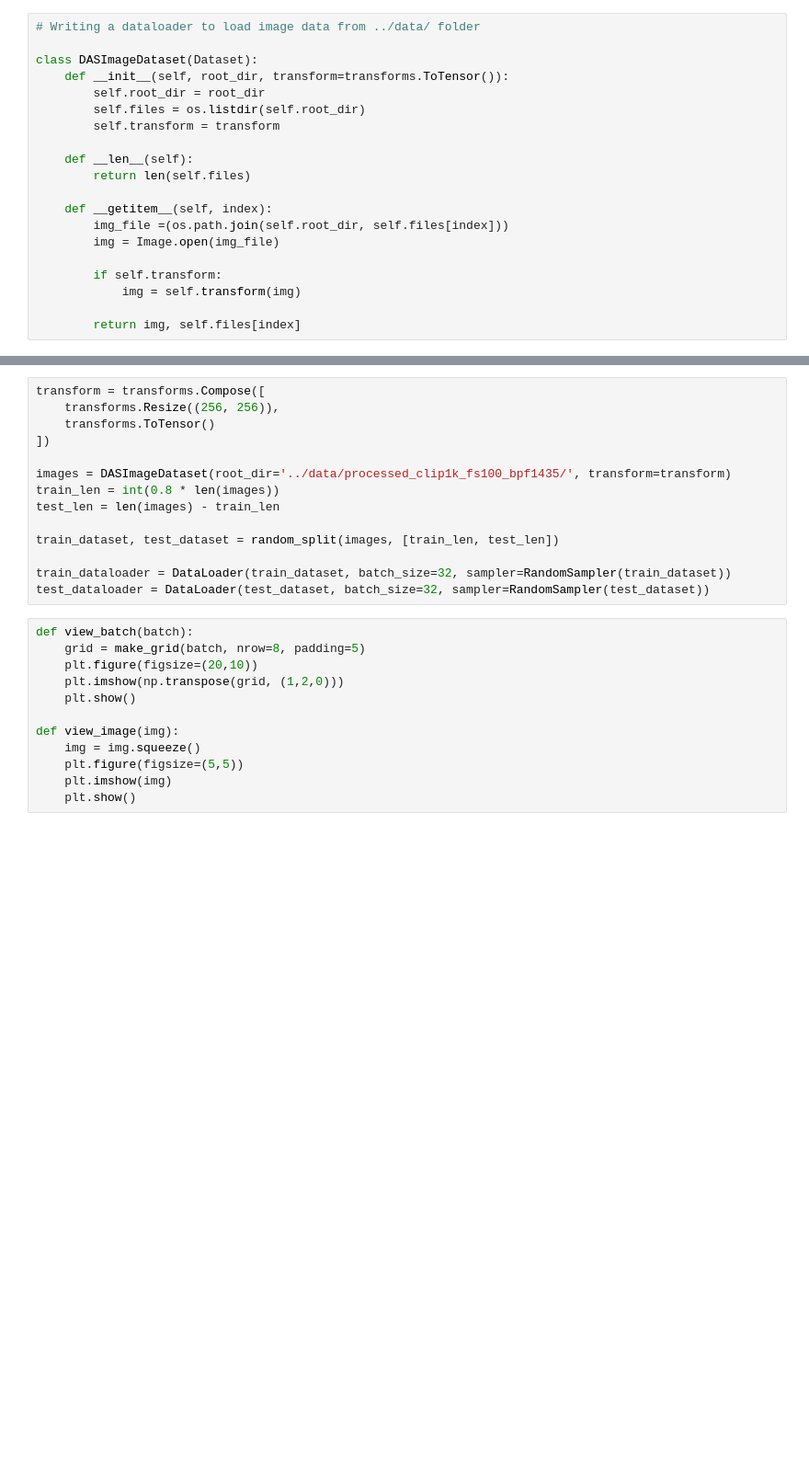
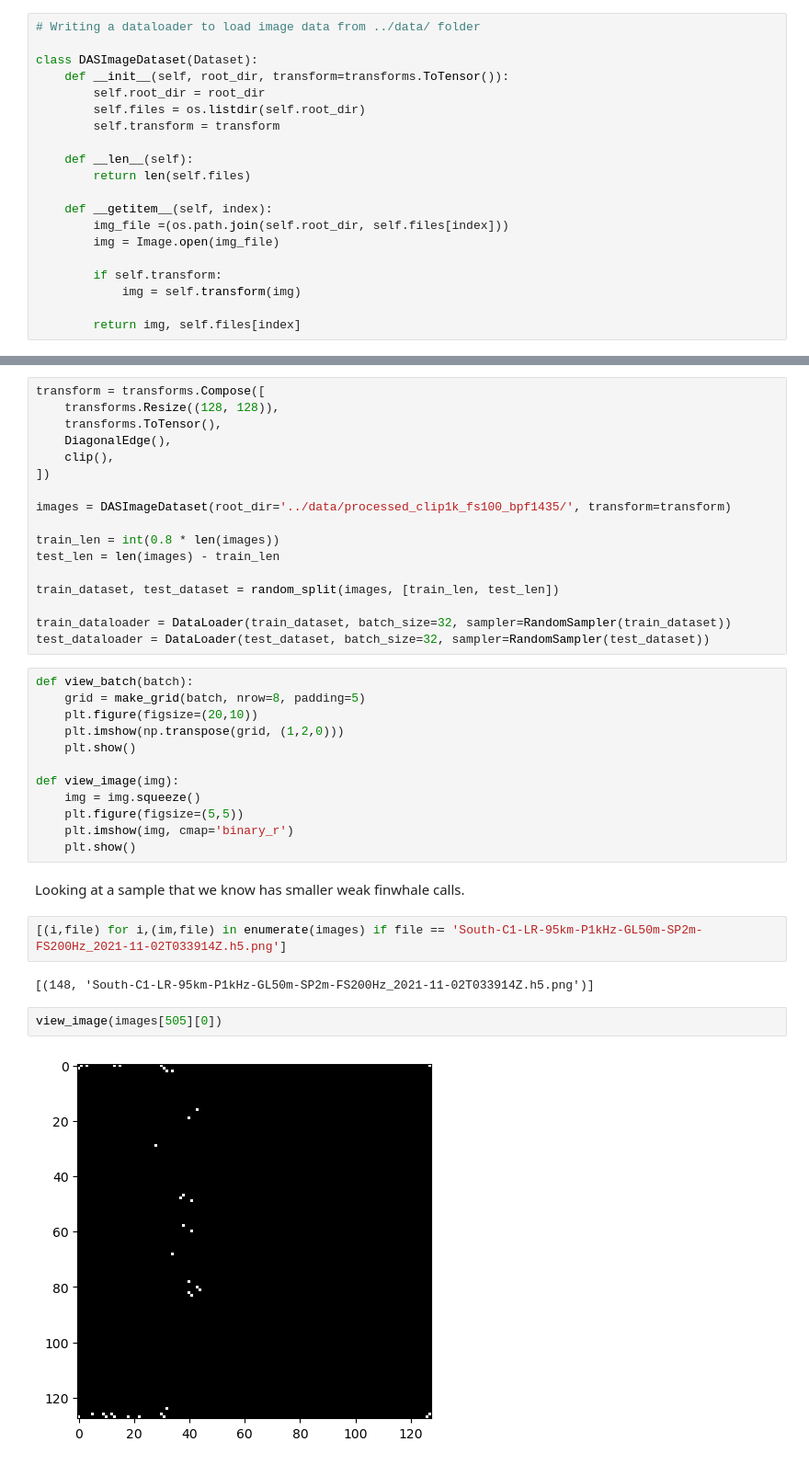
Before and after one commit to Ocean-Data-Lab/das-finwhale-vocalization, a Jupyter notebook: Notebooks/04_PyTorch Autoencoder.ipynb, the cells around one changed output, grey strips where cells are left out. Shown at 92% size. Cells and saved outputs as stored; diff of their text form; blank space fills up the shorter version.

```diff
--- a/Notebooks/04_PyTorch Autoencoder.ipynb
+++ b/Notebooks/04_PyTorch Autoencoder.ipynb
@@ -35,10 +58,13 @@ class DASImageDataset(Dataset):
 # %%
 transform = transforms.Compose([
-    transforms.Resize((256, 256)),
-    transforms.ToTensor()
+    transforms.Resize((128, 128)),
+    transforms.ToTensor(),
+    DiagonalEdge(),
+    clip(),
 ])
 
 images = DASImageDataset(root_dir='../data/processed_clip1k_fs100_bpf1435/', transform=transform)
+
 train_len = int(0.8 * len(images))
 test_len = len(images) - train_len
 
@@ -56,5 +82,15 @@ def view_batch(batch):
 def view_image(img):
     img = img.squeeze()
     plt.figure(figsize=(5,5))
-    plt.imshow(img)
+    plt.imshow(img, cmap='binary_r')
     plt.show()
+# %% [markdown]
+Looking at a sample that we know has smaller weak finwhale calls.
+# %%
+[(i,file) for i,(im,file) in enumerate(images) if file == 'South-C1-LR-95km-P1kHz-GL50m-SP2m-FS200Hz_2021-11-02T033914Z.h5.png']
+# %% [output]
+[(148, 'South-C1-LR-95km-P1kHz-GL50m-SP2m-FS200Hz_2021-11-02T033914Z.h5.png')]
+# %%
+view_image(images[505][0])
+# %% [output]
+[figure, added]
```
Also changed, not shown: parts of 16 cells of this notebook.
